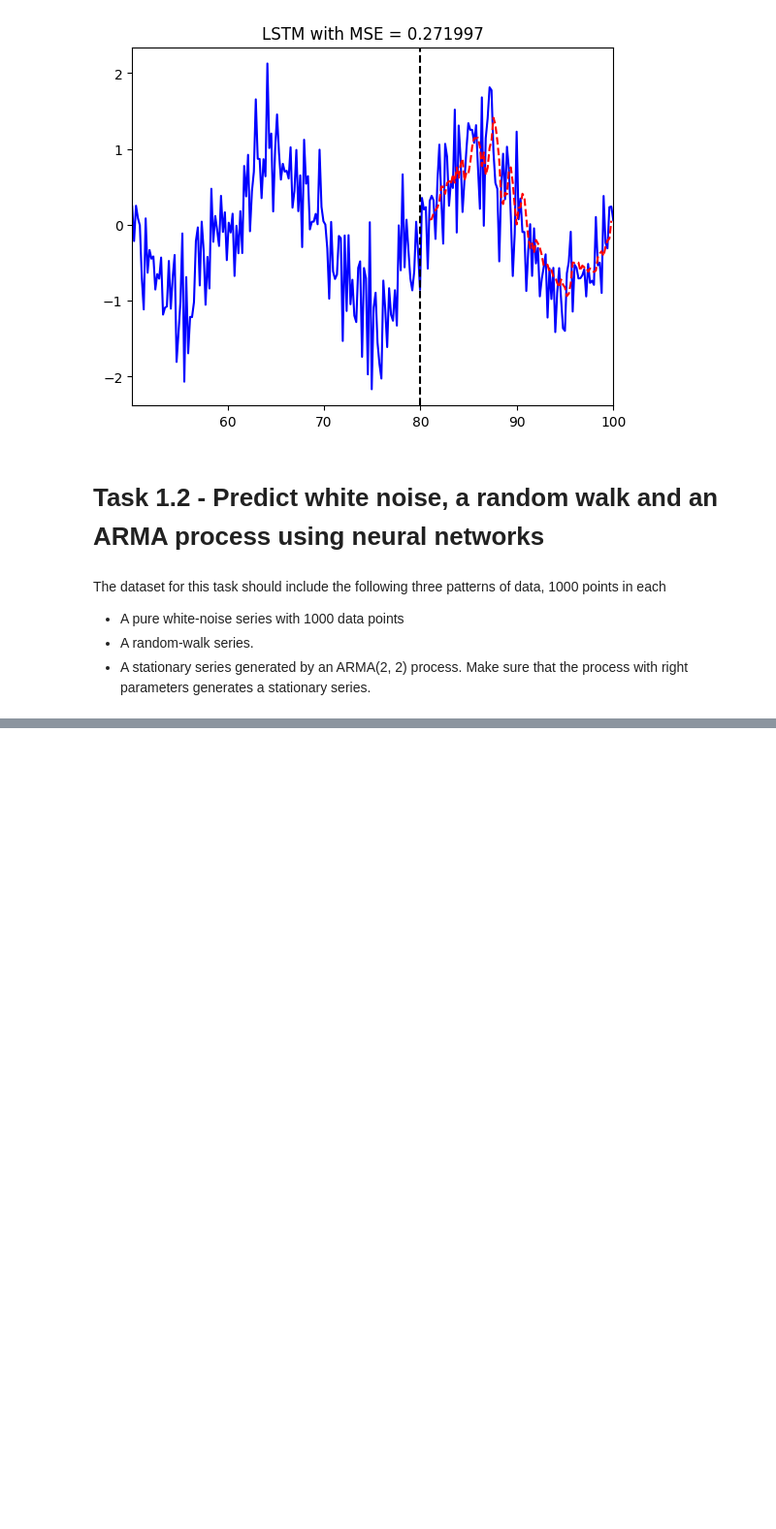
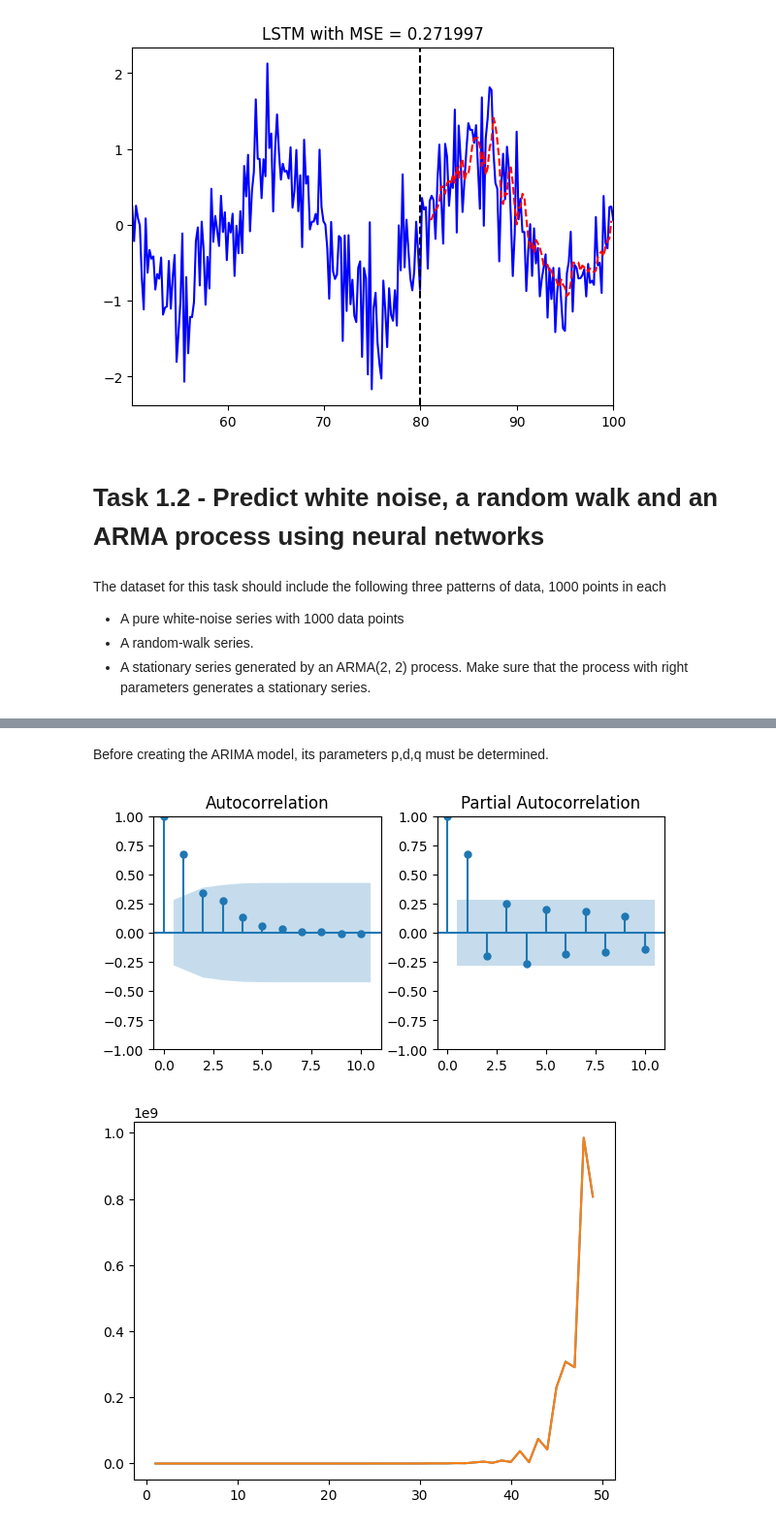
Before and after one commit to BeethovenKodar/IL2233-Project, a Jupyter notebook: 1-task.ipynb, the cells around one changed output, grey strips where cells are left out. Shown at 97% size. Saved outputs shown, nothing was run; the diff lists cells and outputs as text; code cells hidden in the pictures; blank space fills up the shorter version.

```diff
--- a/1-task.ipynb
+++ b/1-task.ipynb
@@ -270,0 +266,19 @@ plotdata(ARMA_series, ARMA_pred, arma_title, SAMPLE_SIZE, 4)
+# %% [markdown]
+Before creating the ARIMA model, its parameters p,d,q must be determined.
+# %%
+fig, axes = plt.subplots(nrows=1, ncols=2, figsize=(6, 3))
+fig.subplots_adjust()
+fig.tight_layout()
+plot_acf(fibonacci.diff().dropna(), lags=10, ax=axes[0])
+plot_pacf(fibonacci.diff().dropna(), lags=10, ax=axes[1], method='ywm')
+plt.show()
+plt.plot(fibonacci.diff().dropna())
+fibonacci.diff().plot()
+plt.show()
+auto_arima(fibonacci.diff().dropna(), start_p=0, max_p=6, d=1, start_q=0, max_q=6, seasonal=False, information_criterion='aic')
+q = 1
+p = 0
+d = 1
+# %% [output]
+[figure, added]
+[figure, added]
```
Also changed, not shown: parts of 7 cells of this notebook.
